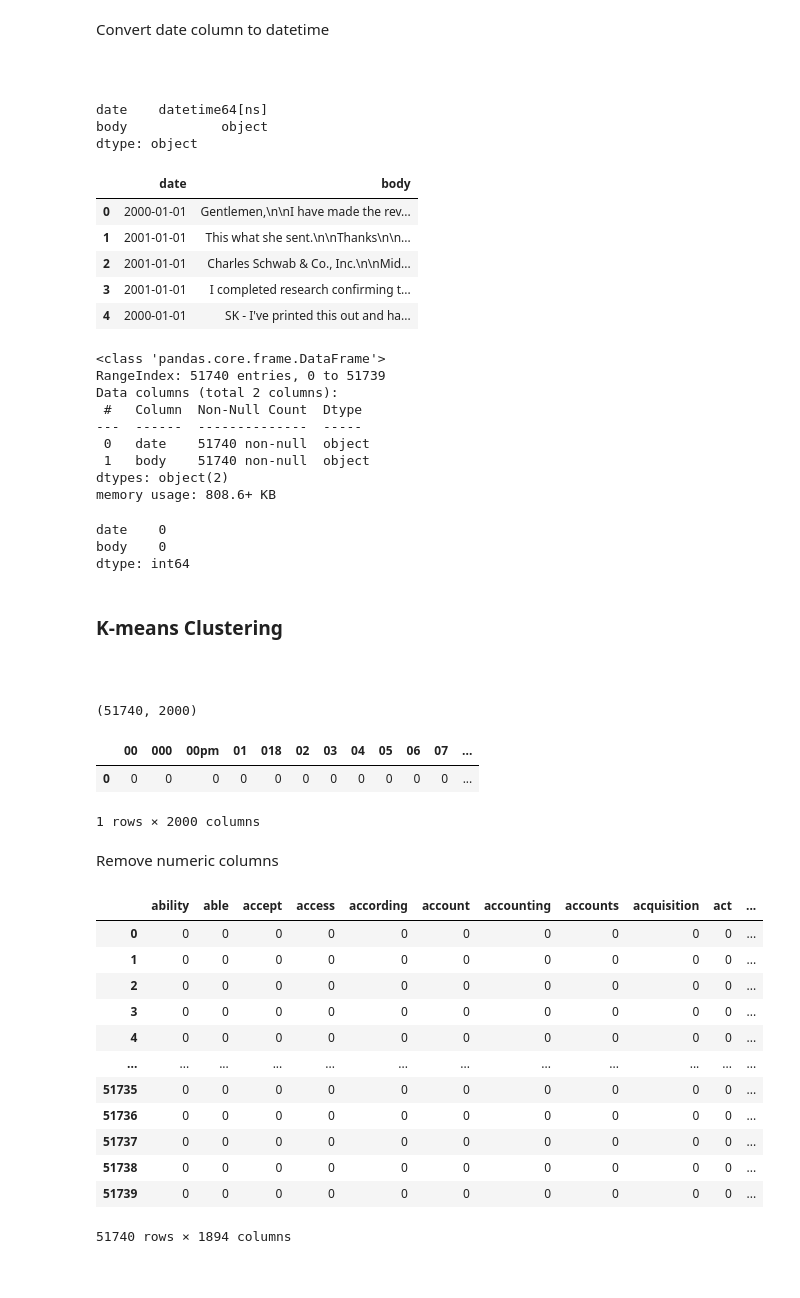
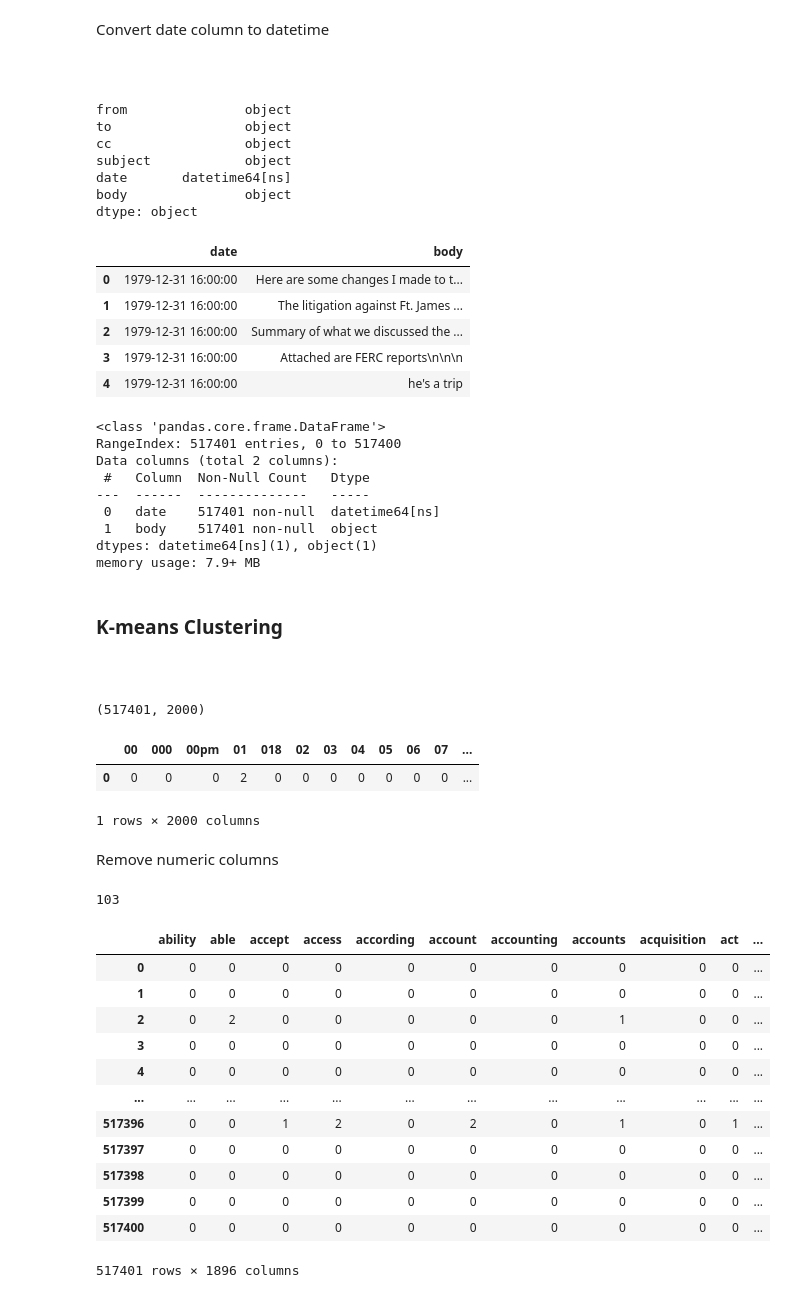
Before and after one commit to rnadanadia/Clustering_Enron, a Jupyter notebook: assets/notebook.ipynb, the cells around one changed output. Cells and saved outputs as stored; diff of their text form; code cells hidden in the pictures.

```diff
--- a/assets/notebook.ipynb
+++ b/assets/notebook.ipynb
@@ -8,7 +8,7 @@ import seaborn as sns
 # %% [markdown]
 ### Deep dive into the dataset
 # %%
-df = pd.read_csv("../data/sample.csv", sep=";")
+df = pd.read_csv("../data/emails.csv", sep=";")
 df.head()
 # %% [output]
 |  | from | to | cc | subject | date | body |
@@ -49,32 +49,36 @@ df['date'] = df['date'].str.split('-').str[0]
 df['date'] = pd.to_datetime(df['date'])
 df.dtypes
 # %% [output]
-date    datetime64[ns]
-body            object
+from               object
+to                 object
+cc                 object
+subject            object
+date       datetime64[ns]
+body               object
 dtype: object
 # %%
 df.head()
 # %% [output]
 |  | date | body |
-| 0 | 2000-01-01 | Gentlemen,\n\nI have made the rev... |
-| 1 | 2001-01-01 | This what she sent.\n\nThanks\n\n... |
-| 2 | 2001-01-01 | Charles Schwab & Co., Inc.\n\nMid... |
-| 3 | 2001-01-01 | I completed research confirming t... |
-| 4 | 2000-01-01 | SK - I've printed this out and ha... |
+| 0 | 1979-12-31 16:00:00 | Here are some changes I made to t... |
+| 1 | 1979-12-31 16:00:00 | The litigation against Ft. James ... |
+| 2 | 1979-12-31 16:00:00 | Summary of what we discussed the ... |
+| 3 | 1979-12-31 16:00:00 | Attached are FERC reports\n\n\n |
+| 4 | 1979-12-31 16:00:00 | he's a trip |
 # %%
 df.drop(['from', 'to', 'cc', 'subject'], axis=1, inplace=True)
 
 df.info()
 # %% [output]
 <class 'pandas.core.frame.DataFrame'>
-RangeIndex: 51740 entries, 0 to 51739
+RangeIndex: 517401 entries, 0 to 517400
 Data columns (total 2 columns):
- #   Column  Non-Null Count  Dtype
----  ------  --------------  -----
- 0   date    51740 non-null  object
- 1   body    51740 non-null  object
-dtypes: object(2)
-memory usage: 808.6+ KB
+ #   Column  Non-Null Count   Dtype
+---  ------  --------------   -----
+ 0   date    517401 non-null  datetime64[ns]
+ 1   body    517401 non-null  object
+dtypes: datetime64[ns](1), object(1)
+memory usage: 7.9+ MB
 # %%
 df = df.sort_values(by='date')
 df = df.reset_index(drop=True)
@@ -86,10 +90,6 @@ df.loc[df['body'].notnull()].shape
 df.isnull().sum()
 
 df = df.reset_index(drop=True)
-# %% [output]
-date    0
-body    0
-dtype: int64
 # %% [markdown]
 ### K-means Clustering
 
@@ -122,35 +122,39 @@ X_df = pd.DataFrame(X.toarray(), columns=cv.get_feature_names())
 
 X_df.shape
 # %% [output]
-(51740, 2000)
+(517401, 2000)
 # %%
 X_df.head(1)
 # %% [output]
 |  | 00 | 000 | 00pm | 01 | 018 | 02 | 03 | 04 | 05 | 06 | 07 | ... |
-| 0 | 0 | 0 | 0 | 0 | 0 | 0 | 0 | 0 | 0 | 0 | 0 | ... |
+| 0 | 0 | 0 | 0 | 2 | 0 | 0 | 0 | 0 | 0 | 0 | 0 | ... |
 1 rows × 2000 columns
 # %% [markdown]
 Remove numeric columns
+# %%
+numeric_column_end_index = X_df.columns.get_loc('aaaaaaaaaaaaaaaaaaaaaaaaaaaaaaaaaaaaaaaaaaaaaaaaaaaaaaaaaaaaaaaaaaaaaaaaaaaa')
+numeric_column_end_index
+# %% [output]
+103
 # %%
-numeric_column_end_index = X_df.columns.get_loc('99')
 
-X_df = X_df.drop(X_df.iloc[:, 0:106], axis = 1)
+X_df = X_df.drop(X_df.iloc[:, 0:104], axis = 1)
 
 X_df
 # %% [output]
 |  | ability | able | accept | access | according | account | accounting | accounts | acquisition | act | ... |
 | 0 | 0 | 0 | 0 | 0 | 0 | 0 | 0 | 0 | 0 | 0 | ... |
 | 1 | 0 | 0 | 0 | 0 | 0 | 0 | 0 | 0 | 0 | 0 | ... |
-| 2 | 0 | 0 | 0 | 0 | 0 | 0 | 0 | 0 | 0 | 0 | ... |
+| 2 | 0 | 2 | 0 | 0 | 0 | 0 | 0 | 1 | 0 | 0 | ... |
 | 3 | 0 | 0 | 0 | 0 | 0 | 0 | 0 | 0 | 0 | 0 | ... |
 | 4 | 0 | 0 | 0 | 0 | 0 | 0 | 0 | 0 | 0 | 0 | ... |
 | ... | ... | ... | ... | ... | ... | ... | ... | ... | ... | ... | ... |
-| 51735 | 0 | 0 | 0 | 0 | 0 | 0 | 0 | 0 | 0 | 0 | ... |
-| 51736 | 0 | 0 | 0 | 0 | 0 | 0 | 0 | 0 | 0 | 0 | ... |
-| 51737 | 0 | 0 | 0 | 0 | 0 | 0 | 0 | 0 | 0 | 0 | ... |
-| 51738 | 0 | 0 | 0 | 0 | 0 | 0 | 0 | 0 | 0 | 0 | ... |
-| 51739 | 0 | 0 | 0 | 0 | 0 | 0 | 0 | 0 | 0 | 0 | ... |
+| 517396 | 0 | 0 | 1 | 2 | 0 | 2 | 0 | 1 | 0 | 1 | ... |
+| 517397 | 0 | 0 | 0 | 0 | 0 | 0 | 0 | 0 | 0 | 0 | ... |
+| 517398 | 0 | 0 | 0 | 0 | 0 | 0 | 0 | 0 | 0 | 0 | ... |
+| 517399 | 0 | 0 | 0 | 0 | 0 | 0 | 0 | 0 | 0 | 0 | ... |
+| 517400 | 0 | 0 | 0 | 0 | 0 | 0 | 0 | 0 | 0 | 0 | ... |
-51740 rows × 1894 columns
+517401 rows × 1896 columns
 # %%
 true_k = 5
 model = KMeans(n_clusters=true_k, init='k-means++', max_iter=300, n_init=1, verbose=1)
```
Also changed, not shown: parts of 15 cells of this notebook.
